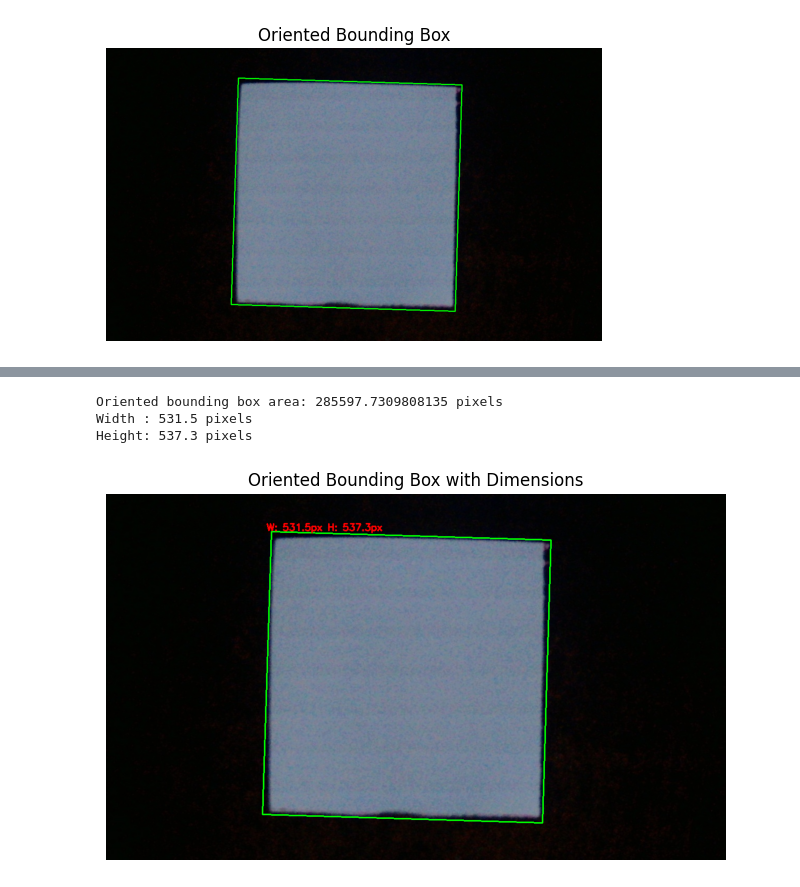
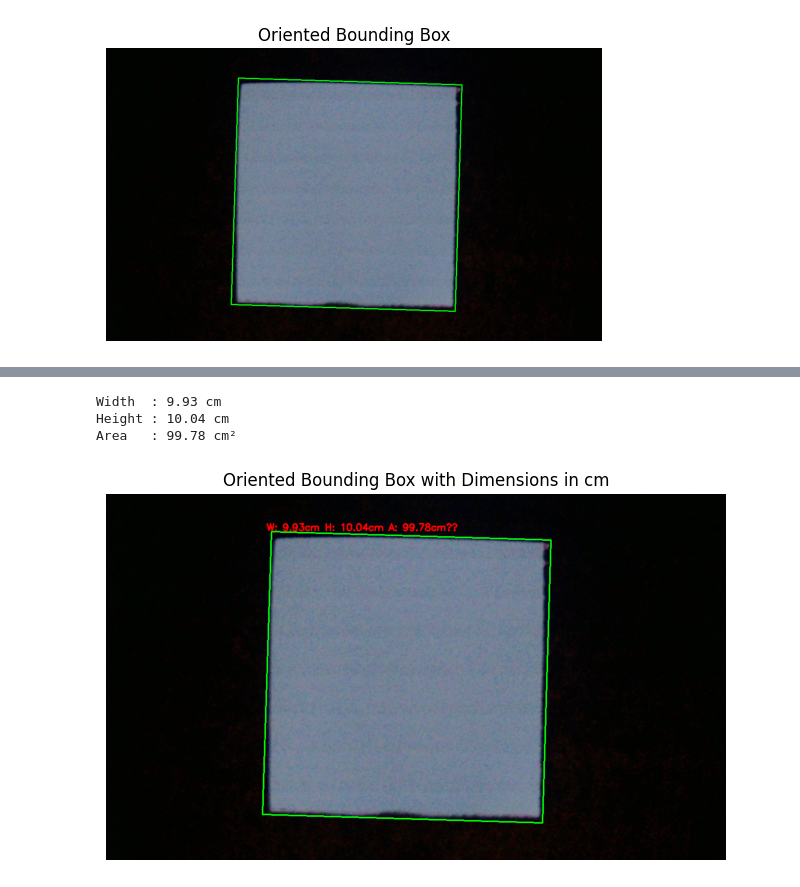
Before and after one commit to ChiriKamau/notebooks, a Jupyter notebook: edge_detection_.ipynb, the cells around one changed output, grey strips where cells are left out. Saved outputs shown, nothing was run; the diff lists cells and outputs as text; code cells hidden in the pictures.

```diff
--- a/edge_detection_.ipynb
+++ b/edge_detection_.ipynb
@@ -307,37 +376,39 @@ plt.axis("off")
 # %%
-# rect = ((cx, cy), (width, height), angle) from cv2.minAreaRect(cnt)
-width, height = rect[1]
-area_rotated = width * height
+# Scale conversion
+pixels_per_cm = 535 / 10      # 535 pixels = 10 cm
+cm_per_pixel = 10 / 535       # ~0.01869 cm per pixel
 
-print(f"Oriented bounding box area: {area_rotated} pixels")
-print(f"Width : {width:.1f} pixels")
-print(f"Height: {height:.1f} pixels")
+# Convert width, height, and area
+width_cm  = width * cm_per_pixel
+height_cm = height * cm_per_pixel
+area_cm2  = area_rotated * (cm_per_pixel**2)
 
-# Draw the box and display dimensions on the image
-output = image_rgb.copy()
+print(f"Width  : {width_cm:.2f} cm")
+print(f"Height : {height_cm:.2f} cm")
+print(f"Area   : {area_cm2:.2f} cm²")
 
-# Draw the rotated bounding box
-cv2.drawContours(output, [box], 0, (0, 255, 0), 2)
+# Draw on the image
+output_cm = image_rgb.copy()
+cv2.drawContours(output_cm, [box], 0, (0, 255, 0), 2)
 
-# Put text for width and height
-text = f"W: {width:.1f}px H: {height:.1f}px"
+text_cm = f"W: {width_cm:.2f}cm H: {height_cm:.2f}cm A: {area_cm2:.2f}cm²"
 cv2.putText(
-    output,
-    text,
-    (int(rect[0][0] - width/2), int(rect[0][1] - height/2 - 10)),  # position above box center
+    output_cm,
+    text_cm,
+    (int(rect[0][0] - width/2), int(rect[0][1] - height/2 - 10)),
     cv2.FONT_HERSHEY_SIMPLEX,
     0.6,
     (255, 0, 0),
     2
 )
 
-plt.figure(figsize=(8, 6))
-plt.imshow(output)
-plt.title("Oriented Bounding Box with Dimensions")
+plt.figure(figsize=(8,6))
+plt.imshow(output_cm)
+plt.title("Oriented Bounding Box with Dimensions in cm")
 plt.axis("off")
 plt.show()
 # %% [output]
-Oriented bounding box area: 285597.7309808135 pixels
-Width : 531.5 pixels
-Height: 537.3 pixels
+Width  : 9.93 cm
+Height : 10.04 cm
+Area   : 99.78 cm²
-[figure, old version]
+[figure, new version]
```
Also changed, not shown: parts of 10 cells of this notebook.
